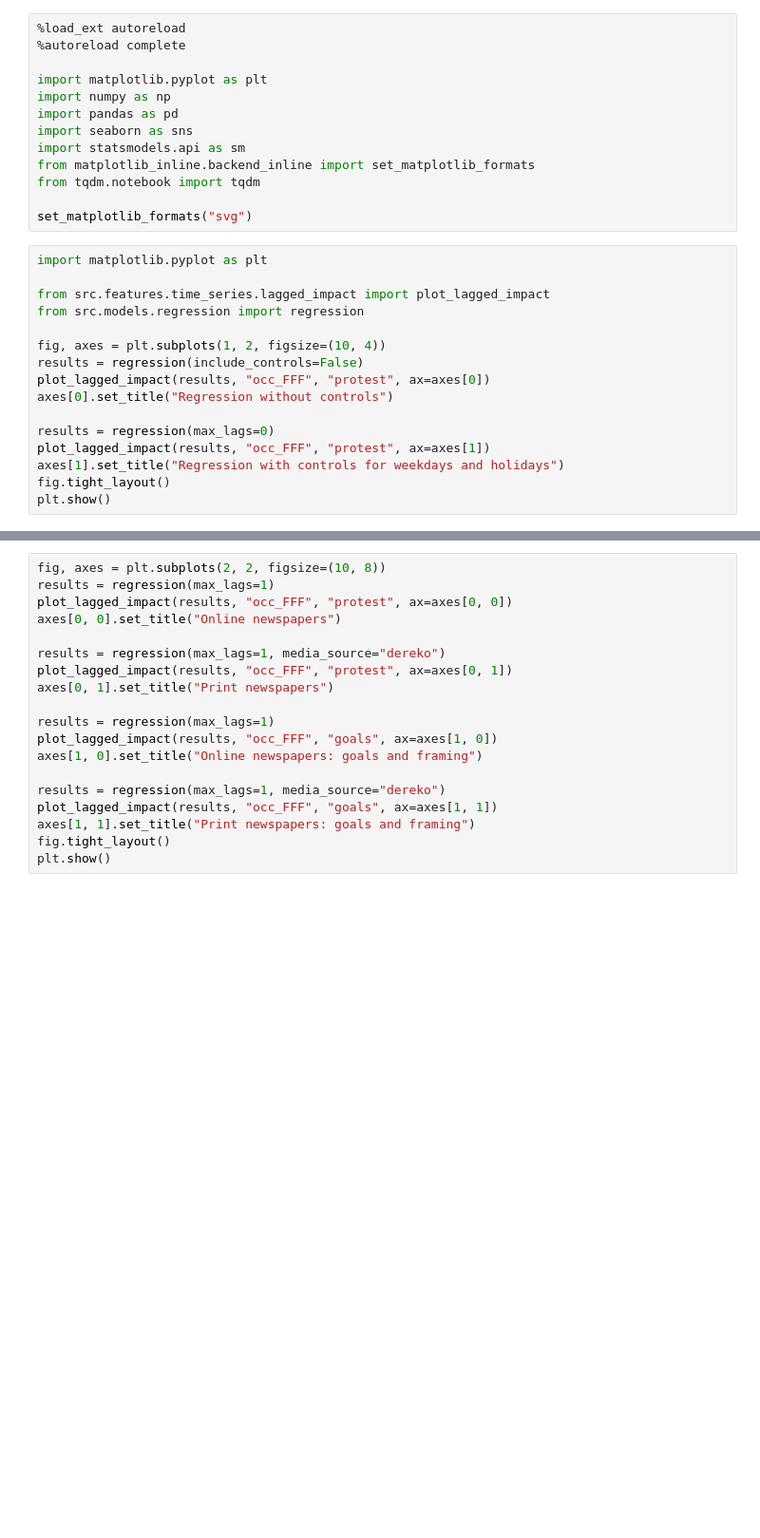
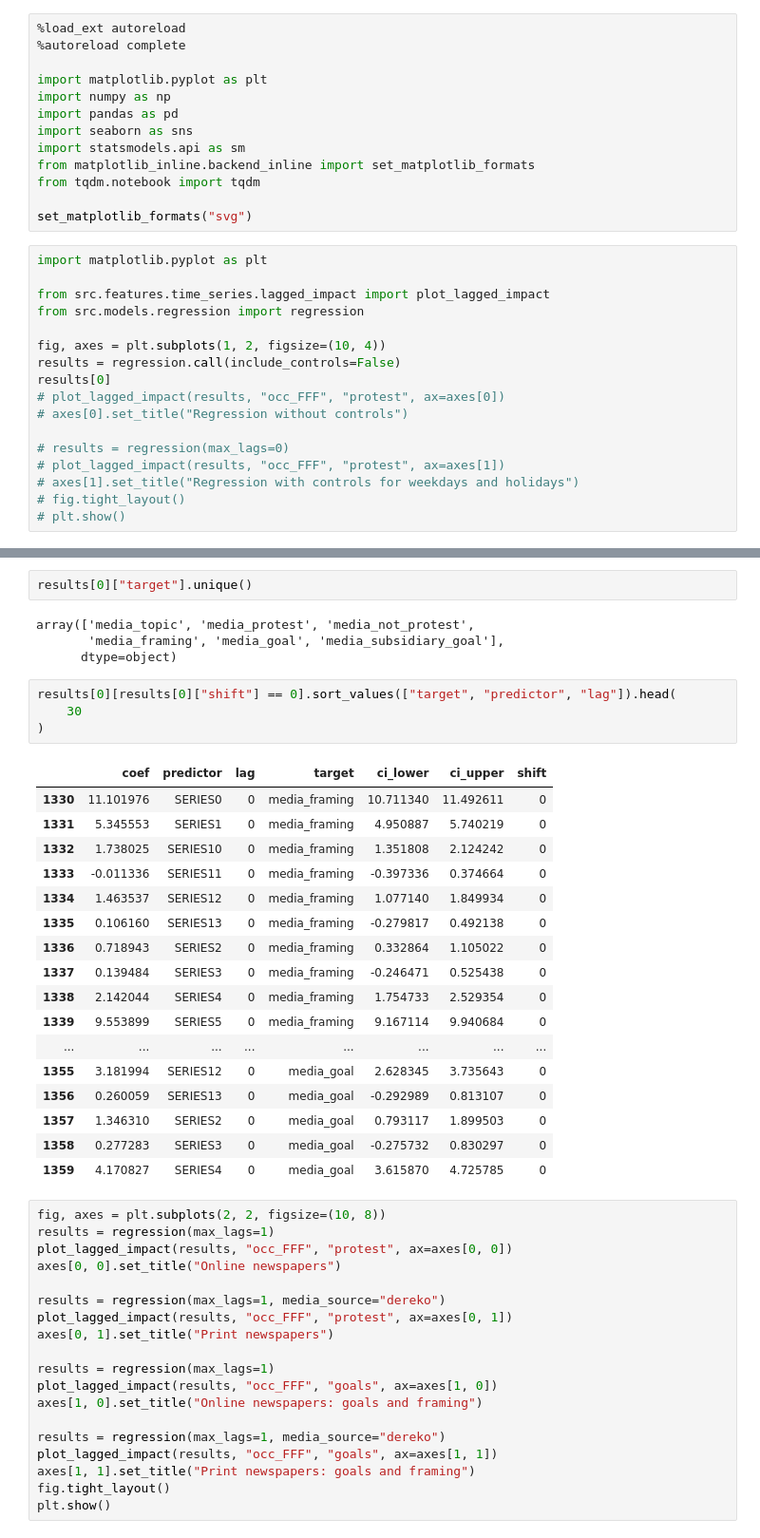
Before and after one commit to davidpomerenke/protest-impact, a Jupyter notebook: notebooks/wip.ipynb, the cells around one changed output, grey strips where cells are left out. Shown at 95% size. Saved outputs shown, nothing was run; the diff lists cells and outputs as text; blank space fills up the shorter version.

```diff
--- a/notebooks/wip.ipynb
+++ b/notebooks/wip.ipynb
@@ -18,13 +18,14 @@ from src.features.time_series.lagged_impact import plot_lagged_impact
 from src.models.regression import regression
 
 fig, axes = plt.subplots(1, 2, figsize=(10, 4))
-results = regression(include_controls=False)
-plot_lagged_impact(results, "occ_FFF", "protest", ax=axes[0])
-axes[0].set_title("Regression without controls")
+results = regression.call(include_controls=False)
+results[0]
+# plot_lagged_impact(results, "occ_FFF", "protest", ax=axes[0])
+# axes[0].set_title("Regression without controls")
 
-results = regression(max_lags=0)
-plot_lagged_impact(results, "occ_FFF", "protest", ax=axes[1])
-axes[1].set_title("Regression with controls for weekdays and holidays")
-fig.tight_layout()
-plt.show()
+# results = regression(max_lags=0)
+# plot_lagged_impact(results, "occ_FFF", "protest", ax=axes[1])
+# axes[1].set_title("Regression with controls for weekdays and holidays")
+# fig.tight_layout()
+# plt.show()
 # %% [output]
@@ -31,4 +33,32 @@ plt.show()
 [drawing not drawn]
+# %%
+results[0]["target"].unique()
+# %% [output]
+array(['media_topic', 'media_protest', 'media_not_protest',
+       'media_framing', 'media_goal', 'media_subsidiary_goal'],
+      dtype=object)
+# %%
+results[0][results[0]["shift"] == 0].sort_values(["target", "predictor", "lag"]).head(
+    30
+)
+# %% [output]
+|  | coef | predictor | lag | target | ci_lower | ci_upper | shift |
+| 1330 | 11.101976 | SERIES0 | 0 | media_framing | 10.711340 | 11.492611 | 0 |
+| 1331 | 5.345553 | SERIES1 | 0 | media_framing | 4.950887 | 5.740219 | 0 |
+| 1332 | 1.738025 | SERIES10 | 0 | media_framing | 1.351808 | 2.124242 | 0 |
+| 1333 | -0.011336 | SERIES11 | 0 | media_framing | -0.397336 | 0.374664 | 0 |
+| 1334 | 1.463537 | SERIES12 | 0 | media_framing | 1.077140 | 1.849934 | 0 |
+| 1335 | 0.106160 | SERIES13 | 0 | media_framing | -0.279817 | 0.492138 | 0 |
+| 1336 | 0.718943 | SERIES2 | 0 | media_framing | 0.332864 | 1.105022 | 0 |
+| 1337 | 0.139484 | SERIES3 | 0 | media_framing | -0.246471 | 0.525438 | 0 |
+| 1338 | 2.142044 | SERIES4 | 0 | media_framing | 1.754733 | 2.529354 | 0 |
+| 1339 | 9.553899 | SERIES5 | 0 | media_framing | 9.167114 | 9.940684 | 0 |
+| ... | ... | ... | ... | ... | ... | ... | ... |
+| 1355 | 3.181994 | SERIES12 | 0 | media_goal | 2.628345 | 3.735643 | 0 |
+| 1356 | 0.260059 | SERIES13 | 0 | media_goal | -0.292989 | 0.813107 | 0 |
+| 1357 | 1.346310 | SERIES2 | 0 | media_goal | 0.793117 | 1.899503 | 0 |
+| 1358 | 0.277283 | SERIES3 | 0 | media_goal | -0.275732 | 0.830297 | 0 |
+| 1359 | 4.170827 | SERIES4 | 0 | media_goal | 3.615870 | 4.725785 | 0 |
 # %%
 fig, axes = plt.subplots(2, 2, figsize=(10, 8))
 results = regression(max_lags=1)
```
Also changed, not shown: parts of 1 cell of this notebook, 1 other file.
